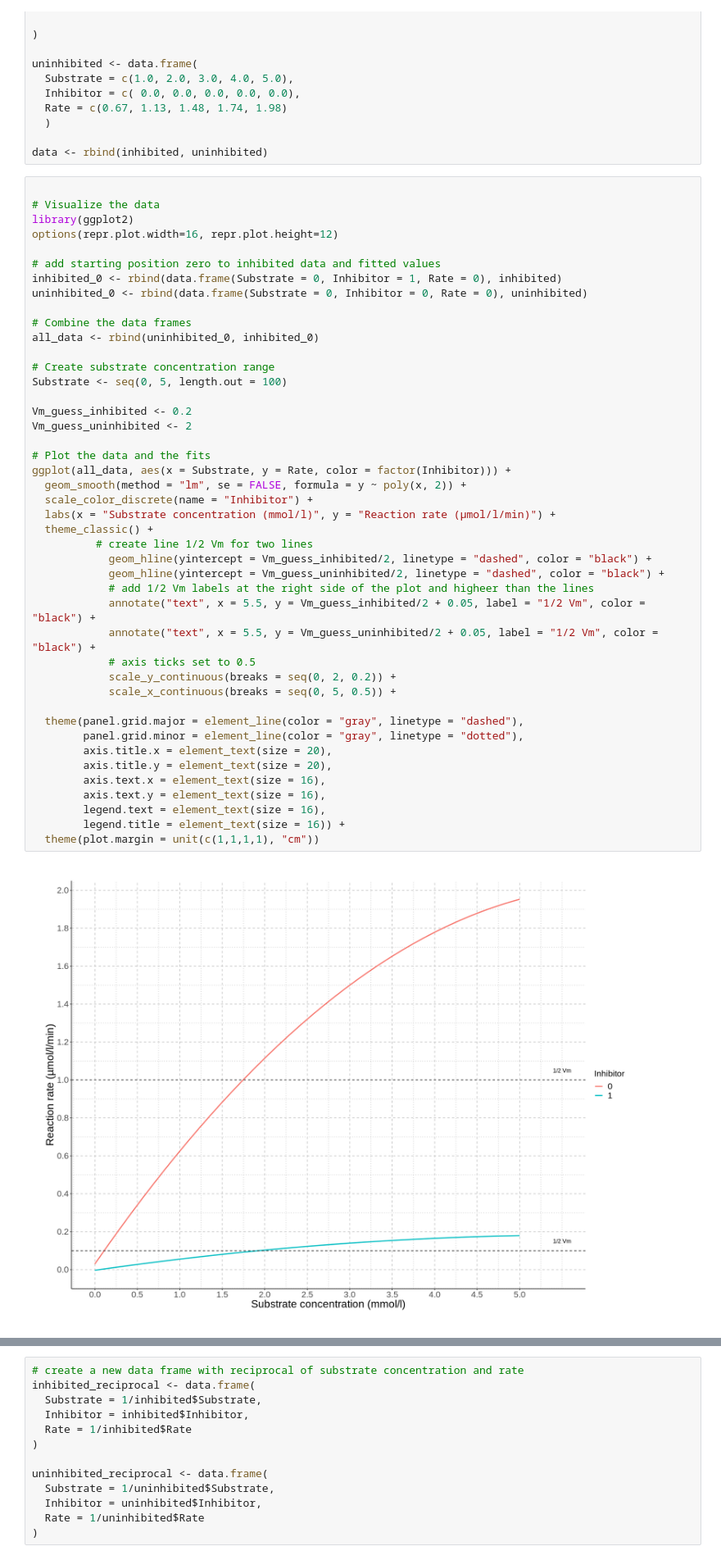
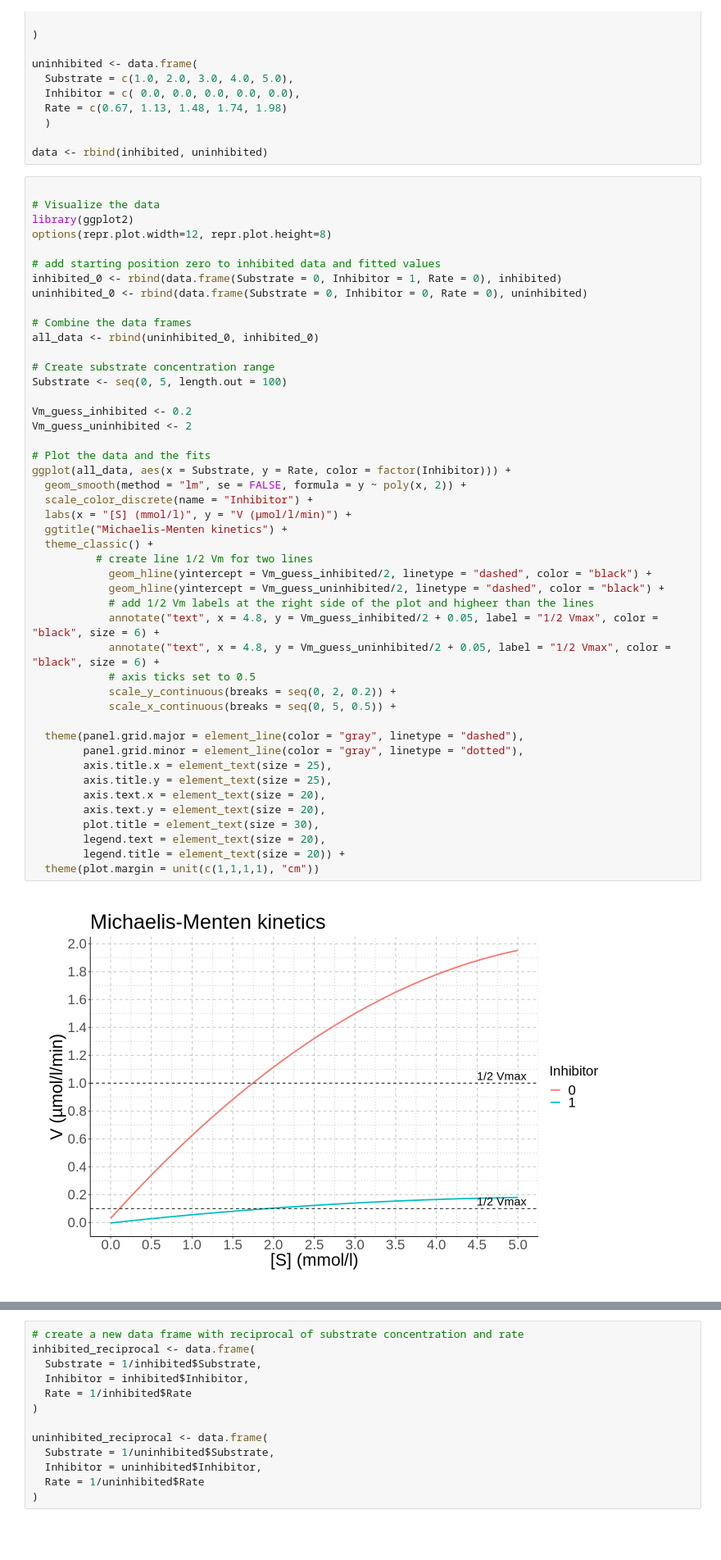
Before and after one commit to dodes24/enzymology, a Jupyter notebook: enzym_report.ipynb, the cells around one changed output, grey strips where cells are left out. Shown: that part at 82% size. Cells and saved outputs as stored; diff of their text form; blank space fills up the shorter version.

```diff
--- a/enzym_report.ipynb
+++ b/enzym_report.ipynb
@@ -20,47 +20,49 @@ data <- rbind(inhibited, uninhibited)
 
 # Visualize the data
 library(ggplot2)
-options(repr.plot.width=16, repr.plot.height=12)
+options(repr.plot.width=12, repr.plot.height=8)
 
 # add starting position zero to inhibited data and fitted values
 inhibited_0 <- rbind(data.frame(Substrate = 0, Inhibitor = 1, Rate = 0), inhibited)
 uninhibited_0 <- rbind(data.frame(Substrate = 0, Inhibitor = 0, Rate = 0), uninhibited)
 
 # Combine the data frames
 all_data <- rbind(uninhibited_0, inhibited_0)
 
 # Create substrate concentration range
 Substrate <- seq(0, 5, length.out = 100)
 
 Vm_guess_inhibited <- 0.2
 Vm_guess_uninhibited <- 2
 
 # Plot the data and the fits
 ggplot(all_data, aes(x = Substrate, y = Rate, color = factor(Inhibitor))) +
   geom_smooth(method = "lm", se = FALSE, formula = y ~ poly(x, 2)) +
   scale_color_discrete(name = "Inhibitor") +
-  labs(x = "Substrate concentration (mmol/l)", y = "Reaction rate (µmol/l/min)") +
+  labs(x = "[S] (mmol/l)", y = "V (µmol/l/min)") +
+  ggtitle("Michaelis-Menten kinetics") +
   theme_classic() +
           # create line 1/2 Vm for two lines
             geom_hline(yintercept = Vm_guess_inhibited/2, linetype = "dashed", color = "black") +
             geom_hline(yintercept = Vm_guess_uninhibited/2, linetype = "dashed", color = "black") +
             # add 1/2 Vm labels at the right side of the plot and higheer than the lines
-            annotate("text", x = 5.5, y = Vm_guess_inhibited/2 + 0.05, label = "1/2 Vm", color = "black") +
-            annotate("text", x = 5.5, y = Vm_guess_uninhibited/2 + 0.05, label = "1/2 Vm", color = "black") +
+            annotate("text", x = 4.8, y = Vm_guess_inhibited/2 + 0.05, label = "1/2 Vmax", color = "black", size = 6) +
+            annotate("text", x = 4.8, y = Vm_guess_uninhibited/2 + 0.05, label = "1/2 Vmax", color = "black", size = 6) +
             # axis ticks set to 0.5
             scale_y_continuous(breaks = seq(0, 2, 0.2)) +
             scale_x_continuous(breaks = seq(0, 5, 0.5)) +
 
   theme(panel.grid.major = element_line(color = "gray", linetype = "dashed"),
         panel.grid.minor = element_line(color = "gray", linetype = "dotted"),
-        axis.title.x = element_text(size = 20),
-        axis.title.y = element_text(size = 20),
-        axis.text.x = element_text(size = 16),
-        axis.text.y = element_text(size = 16),
-        legend.text = element_text(size = 16),
-        legend.title = element_text(size = 16)) +
+        axis.title.x = element_text(size = 25),
+        axis.title.y = element_text(size = 25),
+        axis.text.x = element_text(size = 20),
+        axis.text.y = element_text(size = 20),
+        plot.title = element_text(size = 30),
+        legend.text = element_text(size = 20),
+        legend.title = element_text(size = 20)) +
   theme(plot.margin = unit(c(1,1,1,1), "cm"))
 # %% [output]
-[figure, old version]
+[figure, new version]
 # %%
 # save the plot
```
Also changed, not shown: parts of 8 cells of this notebook.
